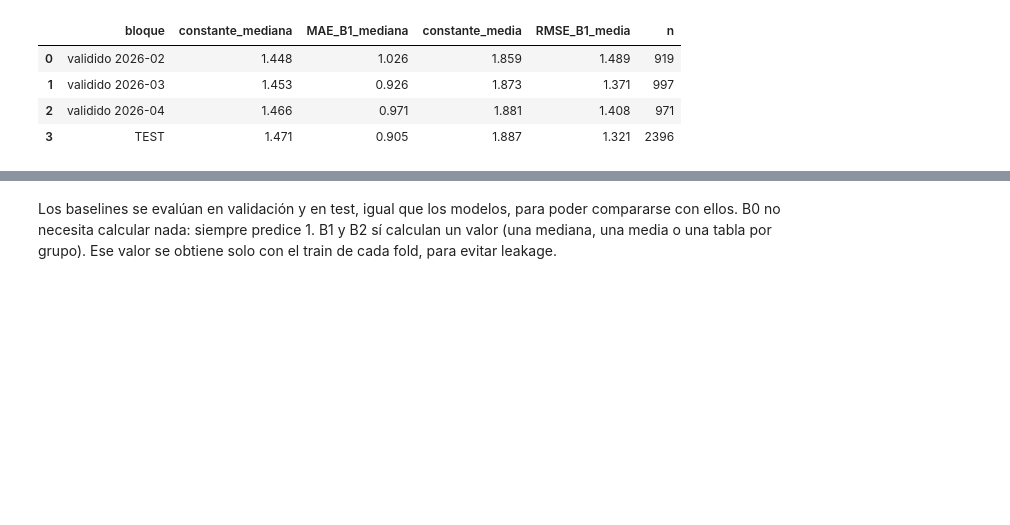
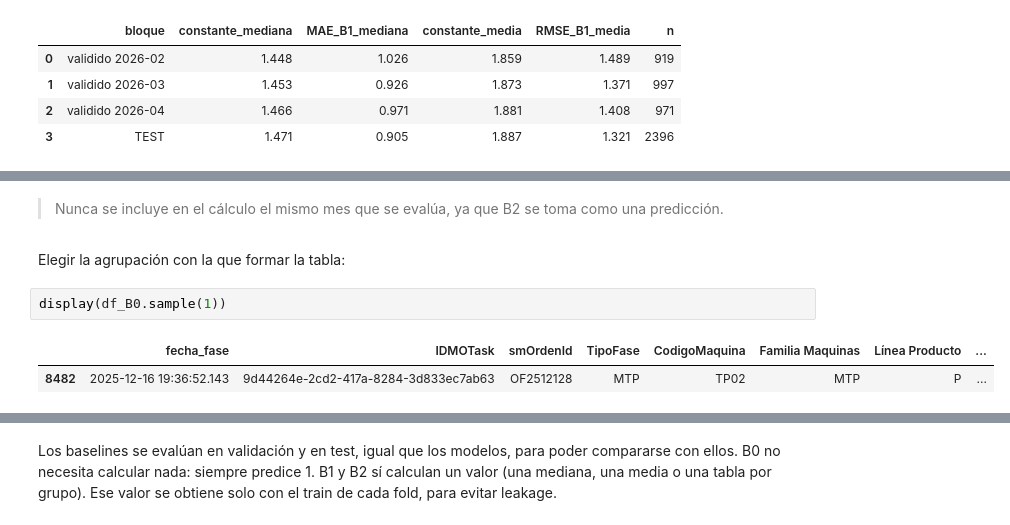
Before and after one commit to muntrans/TFM, a Jupyter notebook: 10.Modelado/10.1_Baselines.ipynb, the cells around one changed output, grey strips where cells are left out. Saved outputs shown, nothing was run; the diff lists cells and outputs as text; blank space fills up the shorter version.

```diff
--- a/10.Modelado/10.1_Baselines.ipynb
+++ b/10.Modelado/10.1_Baselines.ipynb
@@ -224,0 +247,9 @@ RMSE_B1_media: El RMSE que se obtiene al predecir esa constante.
+# %% [markdown]
+> Nunca se incluye en el cálculo el mismo mes que se evalúa, ya que B2 se toma como una predicción.
+# %% [markdown]
+Elegir la agrupación con la que formar la tabla:
+# %%
+display(df_B0.sample(1))
+# %% [output]
+|  | fecha_fase | IDMOTask | smOrdenId | TipoFase | CodigoMaquina | Familia Maquinas | Línea Producto | ... |
+| 8482 | 2025-12-16 19:36:52.143 | 9d44264e-2cd2-417a-8284-3d833ec7ab63 | OF2512128 | MTP | TP02 | MTP | P | ... |
```
Also changed, not shown: parts of 12 cells of this notebook, 3 other files.
